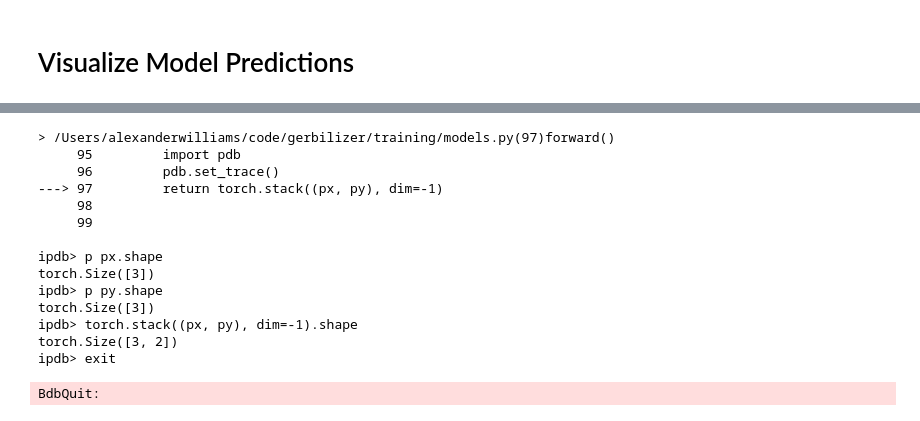
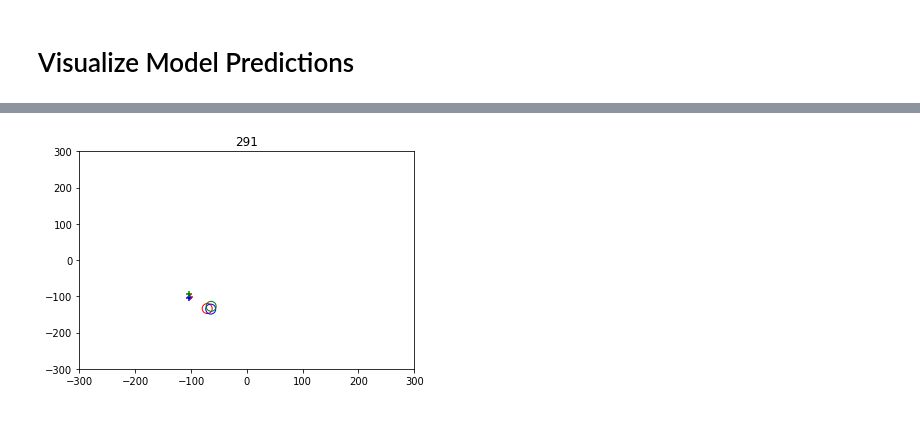
Before and after one commit to neurostatslab/vocalocator, a Jupyter notebook: notebooks/0001-visualize-predictions.ipynb, the cells around one changed output, grey strips where cells are left out. Drawn from its saved outputs; the diff is of its cells as text; code cells hidden in the pictures.

```diff
--- a/notebooks/0001-visualize-predictions.ipynb
+++ b/notebooks/0001-visualize-predictions.ipynb
@@ -53,36 +112,22 @@ plt.plot(data_file["vocalizations"][np.random.randint(100)].T)
 def compute_model_prediction(idx):
     audio_inputs = torch.from_numpy(data_file["vocalizations"][idx][None, :, :])
     with torch.no_grad():
-        pred = model(audio_inputs).numpy()
+        pred = model(audio_inputs).numpy()[0]
         return pred
 
 def plot_model_prediction(idx):
-    targ = data_file["locations"][idx]
-    x, y = targ[0], targ[1]
-    pred = compute_model_prediction(idx)
-    xhat, yhat = pred[0], pred[1]
-    for c, color in enumerate(("r", "g", "b")):
+    targ = data_file["locations"][idx] * 1e3
+    x, y = targ[:, 0], targ[:, 1]
+    pred = compute_model_prediction(idx) * 1e3
+    xhat, yhat = pred[:, 0], pred[:, 1]
+    for c, color in enumerate(("r", "b", "g")):
         plt.scatter(x[c], y[c], edgecolors=color, facecolors='none', s=100)
         plt.scatter(xhat[c], yhat[c], color=color, marker="+")
 
-    plt.xlim([-.3, .3])
-    plt.ylim([-.3, .3])
+    plt.xlim([-300, 300])
+    plt.ylim([-300, 300])
     plt.title(idx)
 # %%
-plot_model_prediction(np.random.randint(5000))
+plot_model_prediction(np.random.randint(500))
 # %% [output]
-> /Users/alexanderwilliams/code/gerbilizer/training/models.py(97)forward()
-     95         import pdb
-     96         pdb.set_trace()
----> 97         return torch.stack((px, py), dim=-1)
-     98
-     99
-
-ipdb> p px.shape
-torch.Size([3])
-ipdb> p py.shape
-torch.Size([3])
-ipdb> torch.stack((px, py), dim=-1).shape
-torch.Size([3, 2])
-ipdb> exit
-BdbQuit:
+[figure, added]
```
Also changed, not shown: parts of 12 cells of this notebook, 11 other files.
